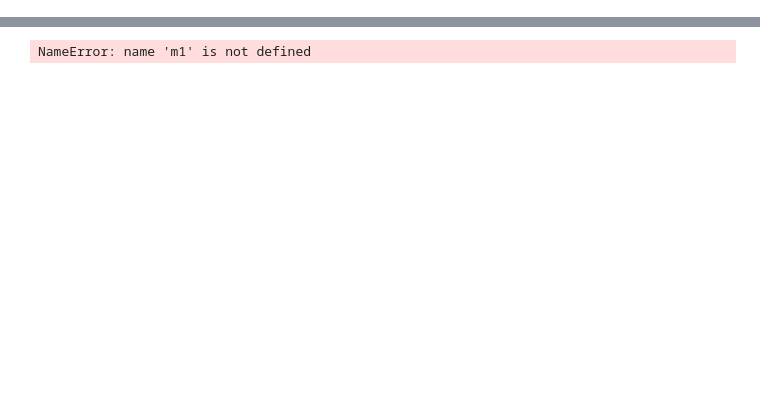
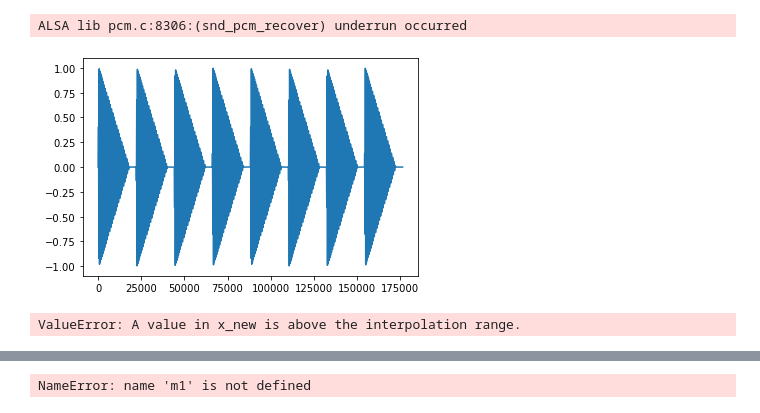
Before and after one commit to gongyibei/infsynth, a Jupyter notebook: test.ipynb, the cells around one changed output, grey strips where cells are left out. Cells and saved outputs as stored; diff of their text form; code cells hidden in the pictures; blank space fills up the shorter version.

```diff
--- a/test.ipynb
+++ b/test.ipynb
@@ -14,0 +12,21 @@ plot(o*0.5, 0.1)
+# %%
+
+env1 = concat(
+    [ad(0.01, 0.1, attack_curv=0.5), dc(0)],
+    [0.11, 0.39],) * 50 + 60
+env2 = concat(
+    [ad(0.01, 0.4, attack_curv=0.5), dc(0)],
+    [0.41, 0.09],)
+o = sin(env1) * env2
+plot(o, 4)
+play(o, 10)
+# %% [output]
+ALSA lib pcm.c:8306:(snd_pcm_recover) underrun occurred
+[figure, added]
+# %%
+from librosa import load
+guitar, fs = load('./infsynth/assets/hit1.wav')
+o = sampler(guitar, fs, 0.5)
+play(norm(o), 10)
+# %% [output]
+ValueError: A value in x_new is above the interpolation range.
```
Also changed, not shown: parts of 21 cells of this notebook, 11 other files.
